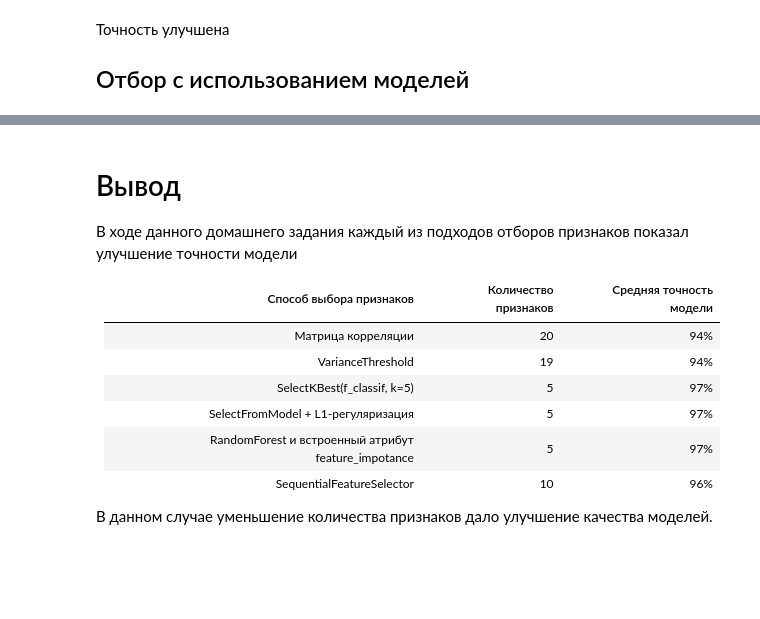
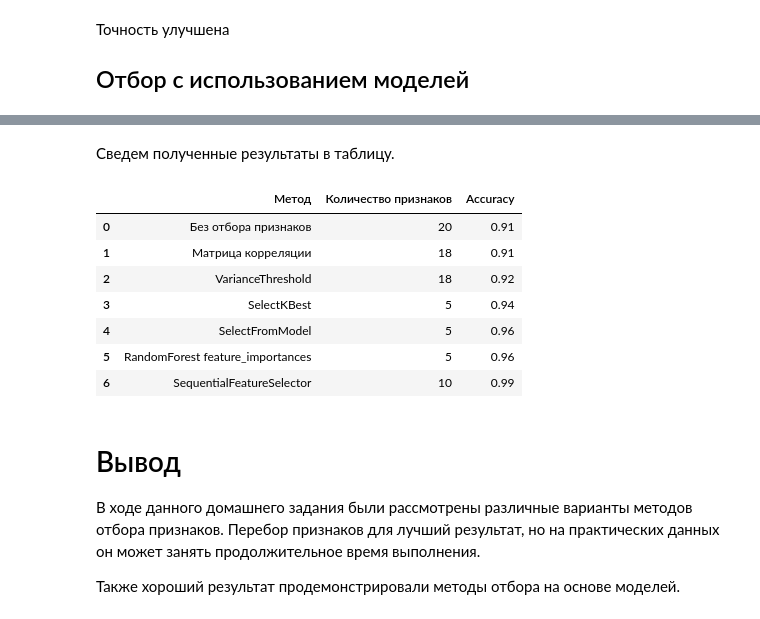
Before and after one commit to yaroslavzolotukhin95/homework_netology, a Jupyter notebook: feature_select/ДЗ_feature_select.ipynb, the cells around one changed output, grey strips where cells are left out. Saved outputs shown, nothing was run; the diff lists cells and outputs as text; code cells hidden in the pictures; blank space fills up the shorter version.

Commit message:
исправления ошибок по feature_select

```diff
--- a/feature_select/ДЗ_feature_select.ipynb
+++ b/feature_select/ДЗ_feature_select.ipynb
@@ -35,0 +45,5 @@ plt.show()
+# %%
+cols_to_drop = ["feature_8", "feature_15", "target"]
+df_del_col = df_generated.drop(columns=cols_to_drop)
+acc_del_col = cross_val_score(LogisticRegression(), df_del_col, df_generated['target'], scoring='accuracy').mean()
+print(acc_del_col)
@@ -84,7 +102,7 @@ dtype: float64
 from sklearn.feature_selection import VarianceThreshold
 
 
-sel = VarianceThreshold(threshold=0.5)
+sel = VarianceThreshold(threshold=0.8)
 x_data_selected = sel.fit_transform(df_features)
 x_data_selected.shape
 # %% [output]
@@ -169,15 +216,50 @@ print(acc_6)
-# %% [markdown]
-# Вывод
-
-В ходе данного домашнего задания каждый из подходов отборов признаков показал улучшение точности модели
-
-| Способ выбора признаков | Количество признаков | Средняя точность модели |
-|--------|----------------------|-------------------|
-| Матрица корреляции | 20 | 94% |
-| VarianceThreshold | 19 | 94% |
-| SelectKBest(f_classif, k=5) | 5 | 97% |
-| SelectFromModel + L1-регуляризация | 5 | 97% |
-| RandomForest и встроенный атрибут feature_impotance | 5 | 97% |
-| SequentialFeatureSelector | 10 | 96% |
-
-В данном случае уменьшение количества признаков дало улучшение качества моделей.
+# %% [markdown]
+Сведем полученные результаты в таблицу.
+# %%
+results = pd.DataFrame({
+    'Метод': [
+        'Без отбора признаков',
+        'Матрица корреляции',
+        'VarianceThreshold',
+        'SelectKBest',
+        'SelectFromModel',
+        'RandomForest feature_importances',
+        'SequentialFeatureSelector'
+    ],
+    'Количество признаков': [
+        x_data_generated.shape[1],
+        df_del_col.shape[1],
+        x_data_selected.shape[1],
+        X_new.shape[1],
+        X_tr.shape[1],
+        x_data_rf_selected.shape[1],
+        X_tr_seq.shape[1]
+    ],
+    'Accuracy': [
+        acc,
+        acc_del_col,
+        acc_2,
+        acc_3,
+        acc_4,
+        acc_5,
+        acc_6
+    ]
+})
+
+results['Accuracy'] = results['Accuracy'].round(4)
+results
+# %% [output]
+|  | Метод | Количество признаков | Accuracy |
+| 0 | Без отбора признаков | 20 | 0.91 |
+| 1 | Матрица корреляции | 18 | 0.91 |
+| 2 | VarianceThreshold | 18 | 0.92 |
+| 3 | SelectKBest | 5 | 0.94 |
+| 4 | SelectFromModel | 5 | 0.96 |
+| 5 | RandomForest feature_importances | 5 | 0.96 |
+| 6 | SequentialFeatureSelector | 10 | 0.99 |
+# %% [markdown]
+# Вывод
+
+В ходе данного домашнего задания были рассмотрены различные варианты методов отбора признаков. Перебор признаков для лучший результат, но на практических данных он может занять продолжительное время выполнения.
+
+Также хороший результат продемонстрировали методы отбора на основе моделей.
```
Also changed, not shown: parts of 22 cells of this notebook.
